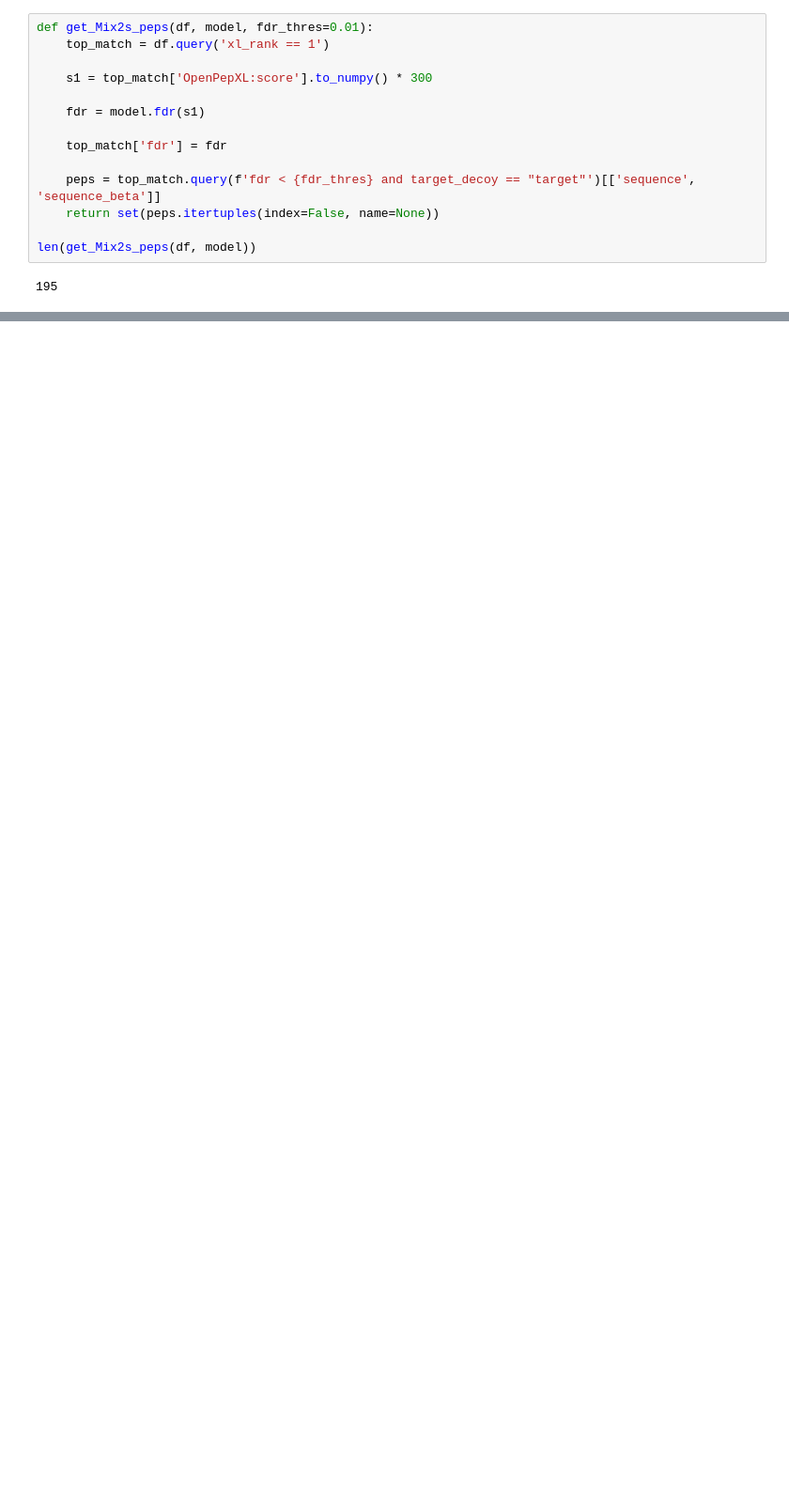
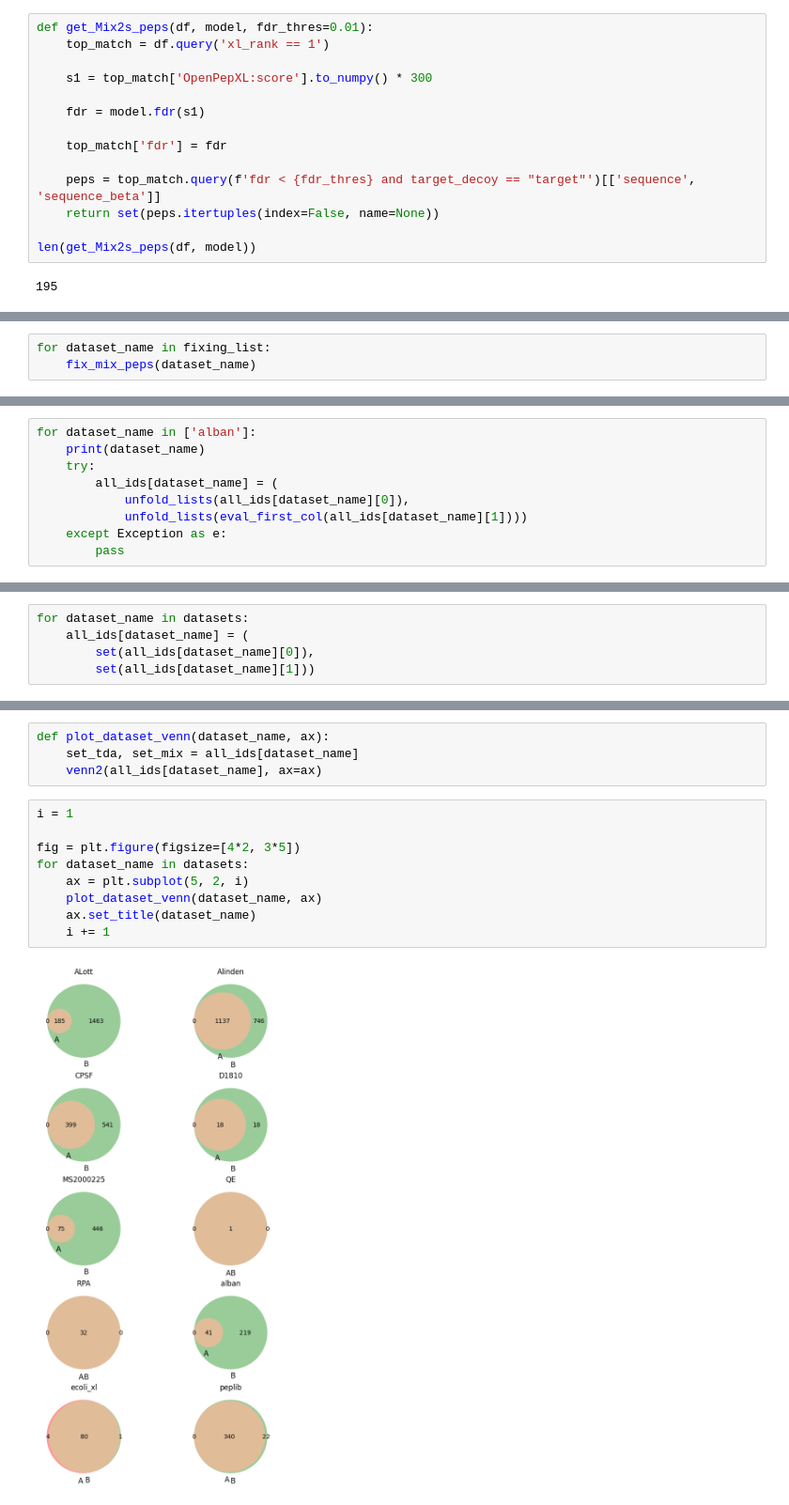
Before and after one commit to shawn-peng/xlms, a Jupyter notebook: python/plot_venn_diagram.ipynb, the cells around one changed output, grey strips where cells are left out. Shown at 94% size. Saved outputs shown, nothing was run; the diff lists cells and outputs as text; blank space fills up the shorter version.

```diff
--- a/python/plot_venn_diagram.ipynb
+++ b/python/plot_venn_diagram.ipynb
@@ -126,0 +334,3 @@ len(get_Mix2s_peps(df, model))
+# %%
+for dataset_name in fixing_list:
+    fix_mix_peps(dataset_name)
@@ -126,0 +416,9 @@ len(get_Mix2s_peps(df, model))
+# %%
+for dataset_name in ['alban']:
+    print(dataset_name)
+    try:
+        all_ids[dataset_name] = (
+            unfold_lists(all_ids[dataset_name][0]),
+            unfold_lists(eval_first_col(all_ids[dataset_name][1])))
+    except Exception as e:
+        pass
@@ -126,0 +427,5 @@ len(get_Mix2s_peps(df, model))
+# %%
+for dataset_name in datasets:
+    all_ids[dataset_name] = (
+        set(all_ids[dataset_name][0]),
+        set(all_ids[dataset_name][1]))
@@ -126,0 +522,15 @@ len(get_Mix2s_peps(df, model))
+# %%
+def plot_dataset_venn(dataset_name, ax):
+    set_tda, set_mix = all_ids[dataset_name]
+    venn2(all_ids[dataset_name], ax=ax)
+# %%
+i = 1
+
+fig = plt.figure(figsize=[4*2, 3*5])
+for dataset_name in datasets:
+    ax = plt.subplot(5, 2, i)
+    plot_dataset_venn(dataset_name, ax)
+    ax.set_title(dataset_name)
+    i += 1
+# %% [output]
+[figure, added]
```
Also changed, not shown: parts of 47 cells of this notebook, 6 other files.
